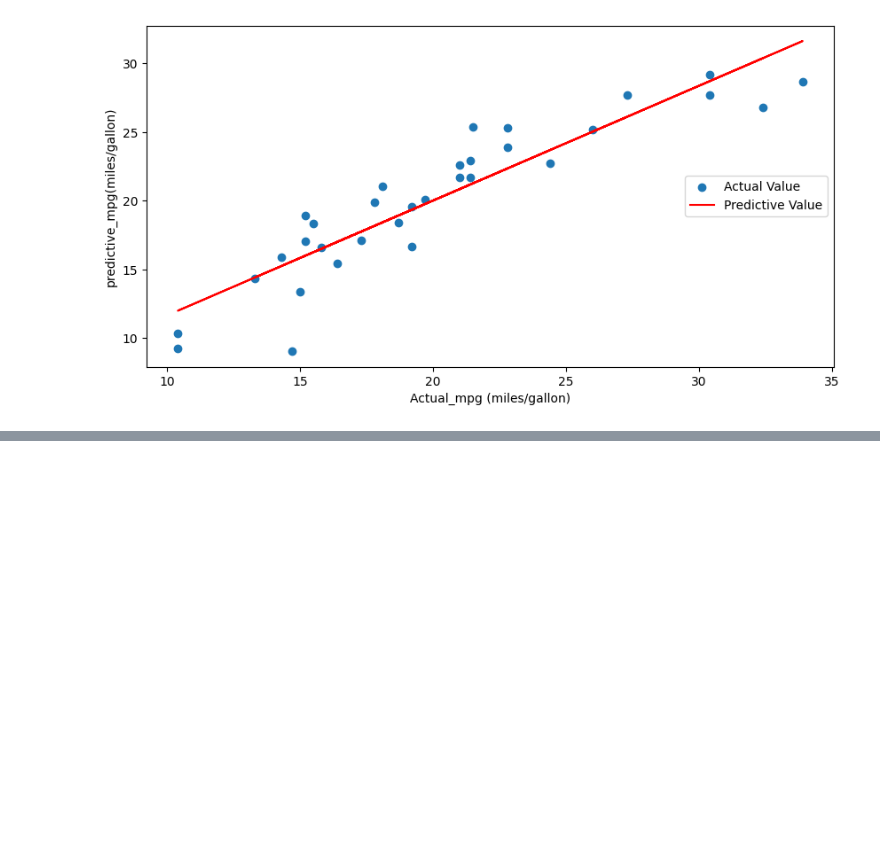
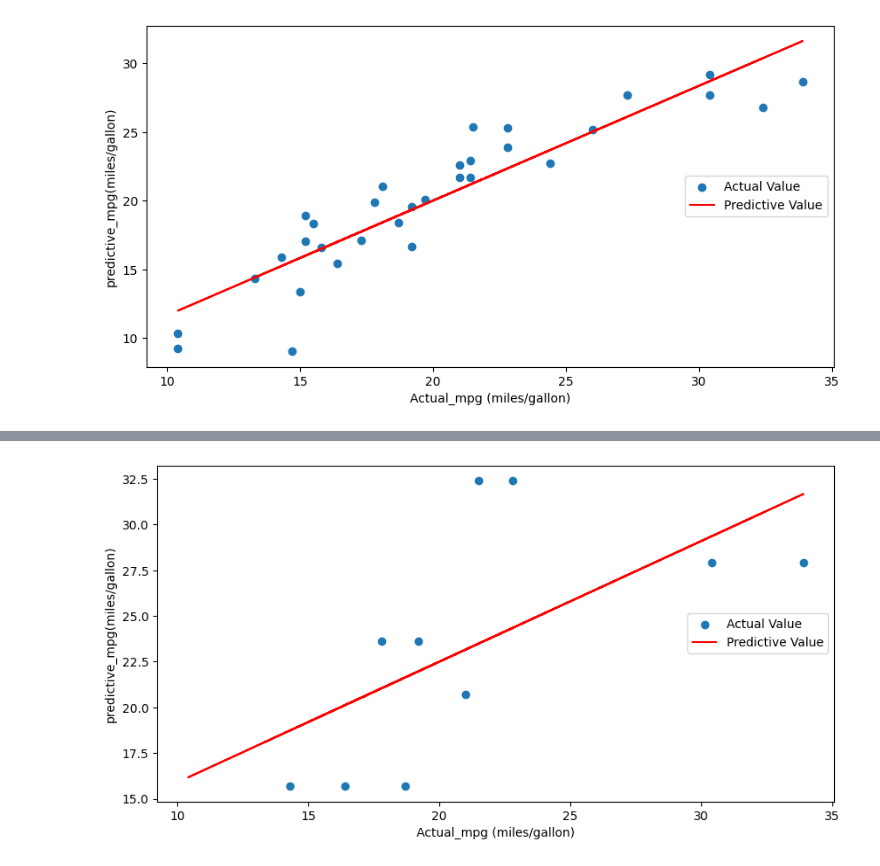
Before and after one commit to HongSeongMo/Bigdata_Analysis_Professional, a Jupyter notebook: 241102.ipynb, the cells around one changed output, grey strips where cells are left out. Drawn from its saved outputs; the diff is of its cells as text; code cells hidden in the pictures; blank space fills up the shorter version.

```diff
--- a/241102.ipynb
+++ b/241102.ipynb
@@ -137,0 +171,28 @@ Hornet Sportabout     2
+# %%
+import pandas as pd
+from sklearn.tree import DecisionTreeRegressor
+from sklearn.model_selection import train_test_split
+from sklearn.tree import plot_tree
+from sklearn.linear_model import LinearRegression
+import matplotlib.pyplot as plt
+import warnings
+warnings.filterwarnings('ignore')
+data = pd.read_csv('/content/drive/MyDrive/Colab Notebooks/work/mtcars.csv', header=0, index_col=0)
+x = data[['disp','hp','wt','qsec']]
+y = data['mpg']
+trainx, testx, trainy, testy = train_test_split(x, y, test_size=0.3, random_state=55)
+dt = DecisionTreeRegressor(max_depth=3, random_state=55)
+results = dt.fit(trainx, trainy)
+ypred = dt.predict(testx)
+model = LinearRegression()
+model.fit(testy.to_frame(), ypred)
+y_fit = model.predict(y.to_numpy().reshape(-1,1))
+plt.figure(figsize=(10,5))
+plt.scatter(testy, ypred)
+plt.plot(y, y_fit, color='red')
+plt.xlabel('Actual_mpg (miles/gallon)')
+plt.ylabel('predictive_mpg(miles/gallon)')
+plt.legend(('Actual Value', 'Predictive Value'), loc='center right')
+plt.show()
+# %% [output]
+[figure, added]
```
Also changed, not shown: parts of 4 cells of this notebook.
